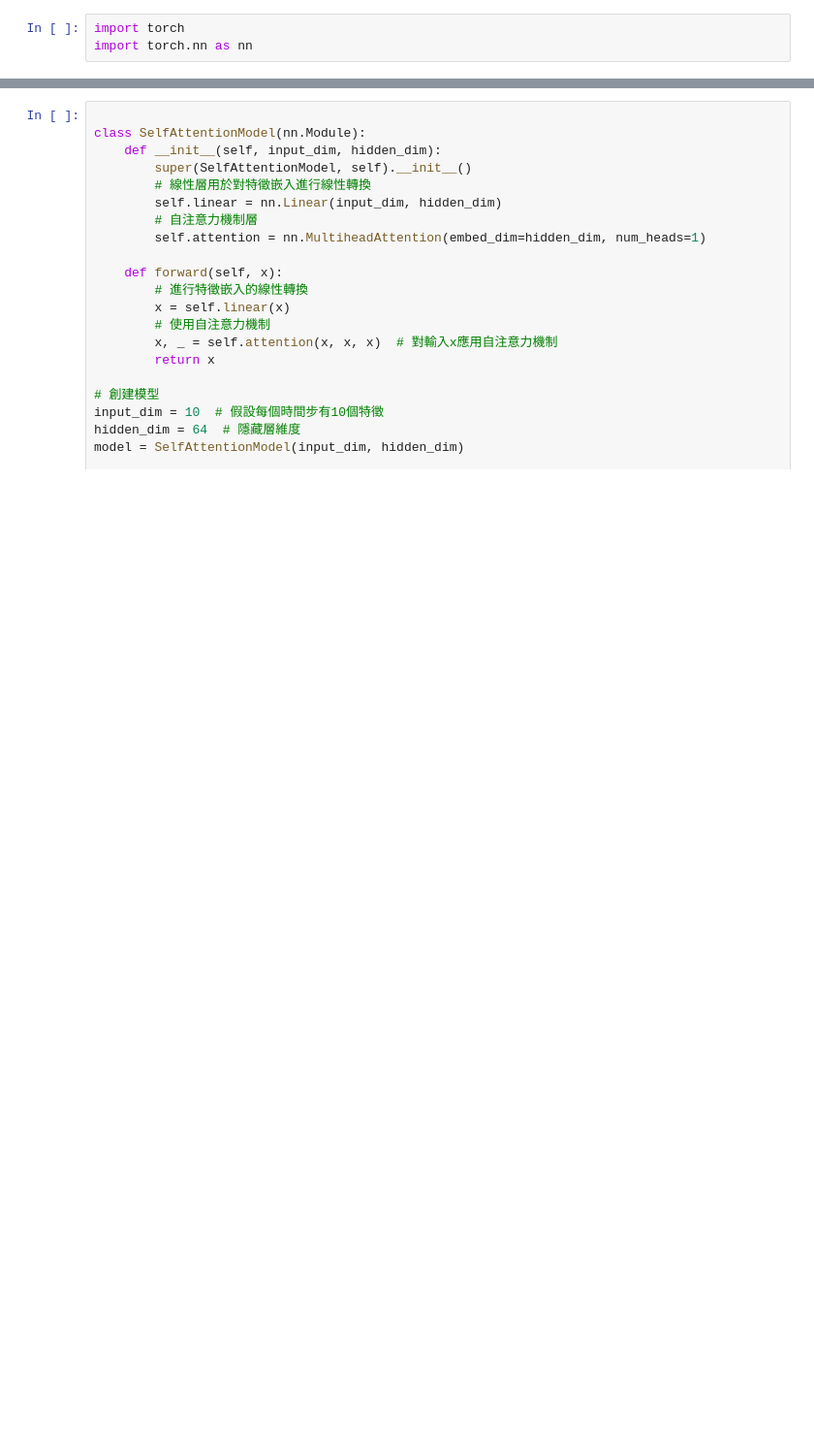
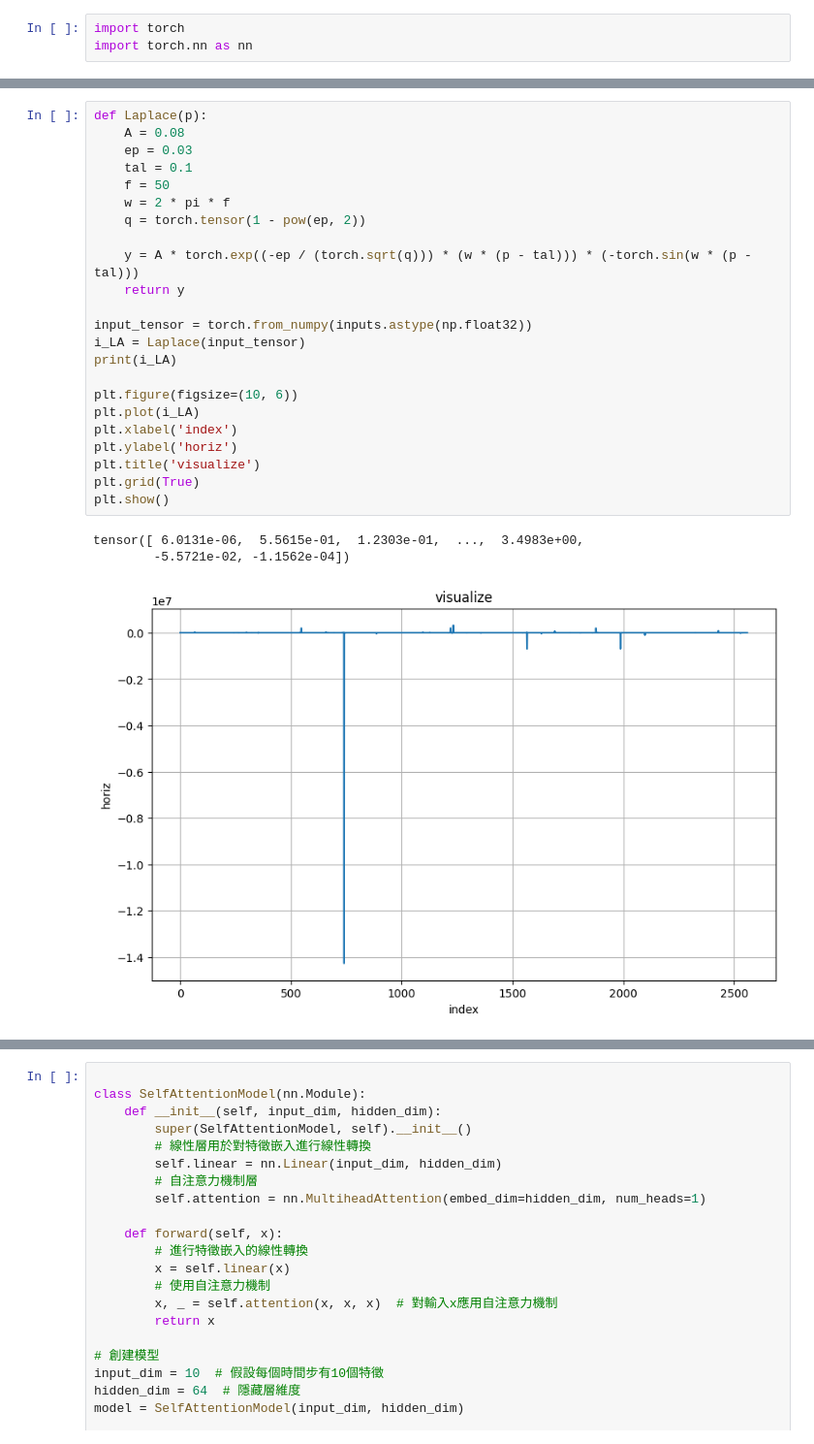
Before and after one commit to leokou42/WKN_SSO, a Jupyter notebook: try/test.ipynb, the cells around one changed output, grey strips where cells are left out. Shown at 97% size. Cells and saved outputs as stored; diff of their text form; blank space fills up the shorter version.

```diff
--- a/try/test.ipynb
+++ b/try/test.ipynb
@@ -10 +25,28 @@ print(C)
+# %%
+def Laplace(p):
+    A = 0.08
+    ep = 0.03
+    tal = 0.1
+    f = 50
+    w = 2 * pi * f
+    q = torch.tensor(1 - pow(ep, 2))
+
+    y = A * torch.exp((-ep / (torch.sqrt(q))) * (w * (p - tal))) * (-torch.sin(w * (p - tal)))
+    return y
+
+input_tensor = torch.from_numpy(inputs.astype(np.float32))
+i_LA = Laplace(input_tensor)
+print(i_LA)
+
+plt.figure(figsize=(10, 6))
+plt.plot(i_LA)
+plt.xlabel('index')
+plt.ylabel('horiz')
+plt.title('visualize')
+plt.grid(True)
+plt.show()
+# %% [output]
+tensor([ 6.0131e-06,  5.5615e-01,  1.2303e-01,  ...,  3.4983e+00,
+        -5.5721e-02, -1.1562e-04])
+[figure, added]
 # %%
```
Also changed, not shown: parts of 19 cells of this notebook, 3 other files.
